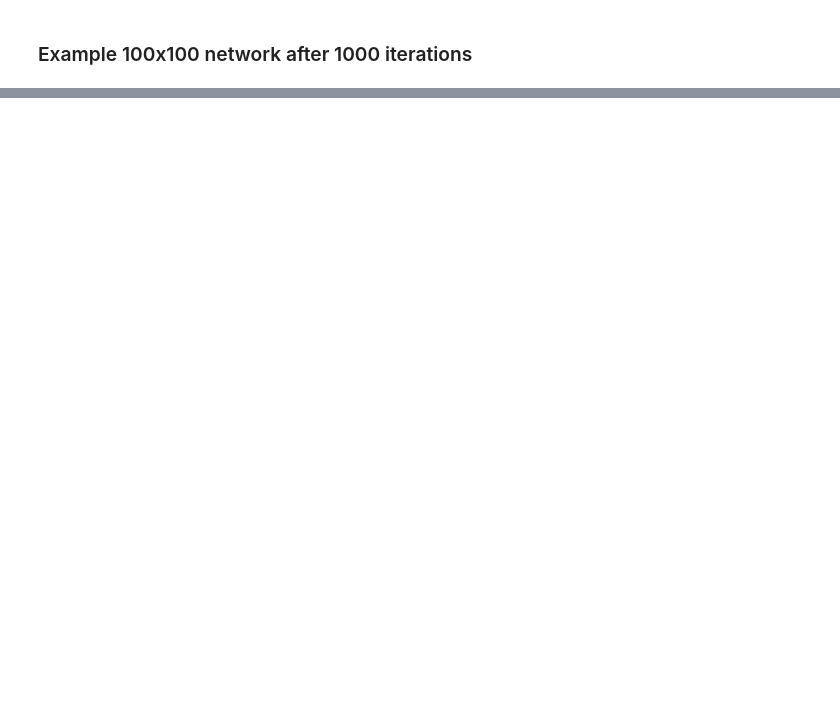
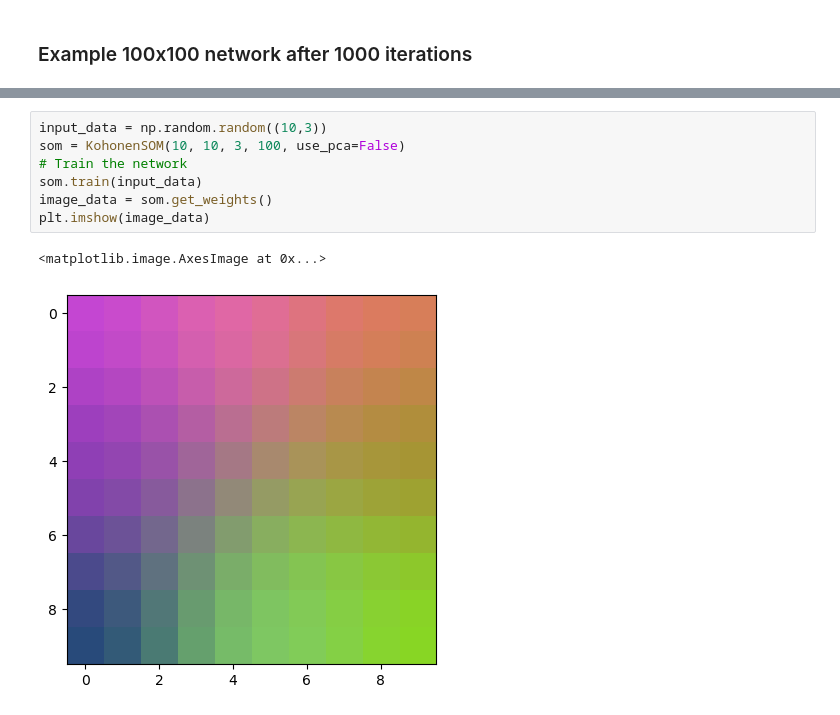
Before and after one commit to shresht8/kohonen_som, a Jupyter notebook: kohonen.ipynb, the cells around one changed output, grey strips where cells are left out. Saved outputs shown, nothing was run; the diff lists cells and outputs as text; blank space fills up the shorter version.

Commit message:
update kohonen training

```diff
--- a/kohonen.ipynb
+++ b/kohonen.ipynb
@@ -239 +290,11 @@ class KohonenSOM:
         return self.weights
+# %%
+input_data = np.random.random((10,3))
+som = KohonenSOM(10, 10, 3, 100, use_pca=False)
+# Train the network
+som.train(input_data)
+image_data = som.get_weights()
+plt.imshow(image_data)
+# %% [output]
+<matplotlib.image.AxesImage at 0x...>
+[figure, added]
```
Also changed, not shown: parts of 7 cells of this notebook.
